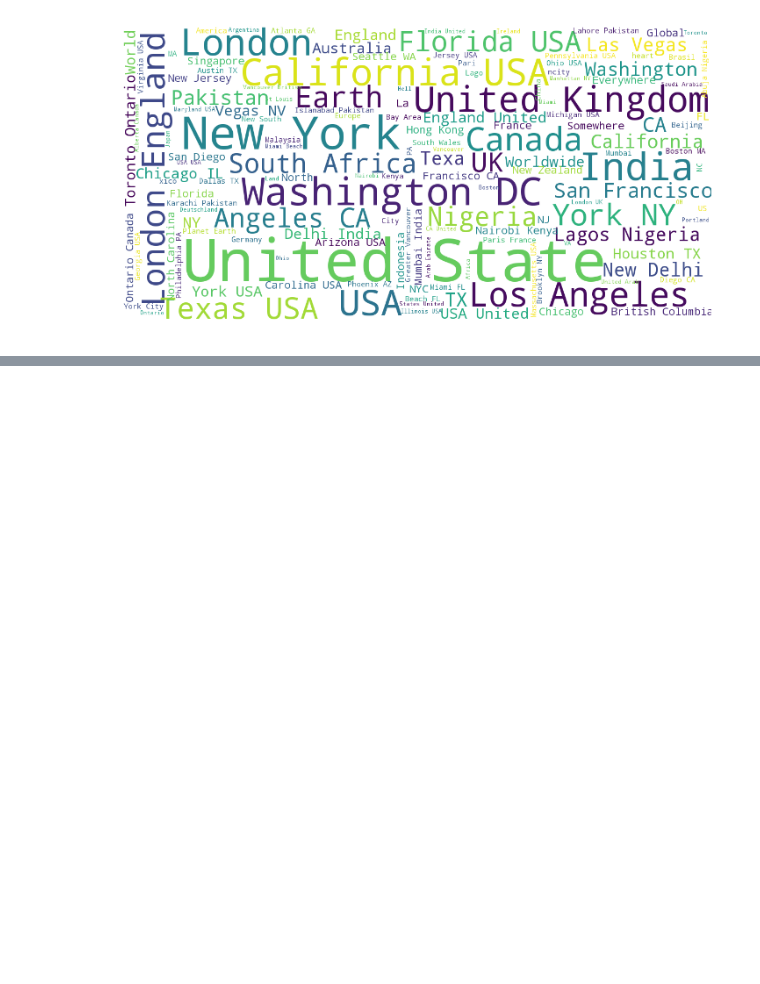
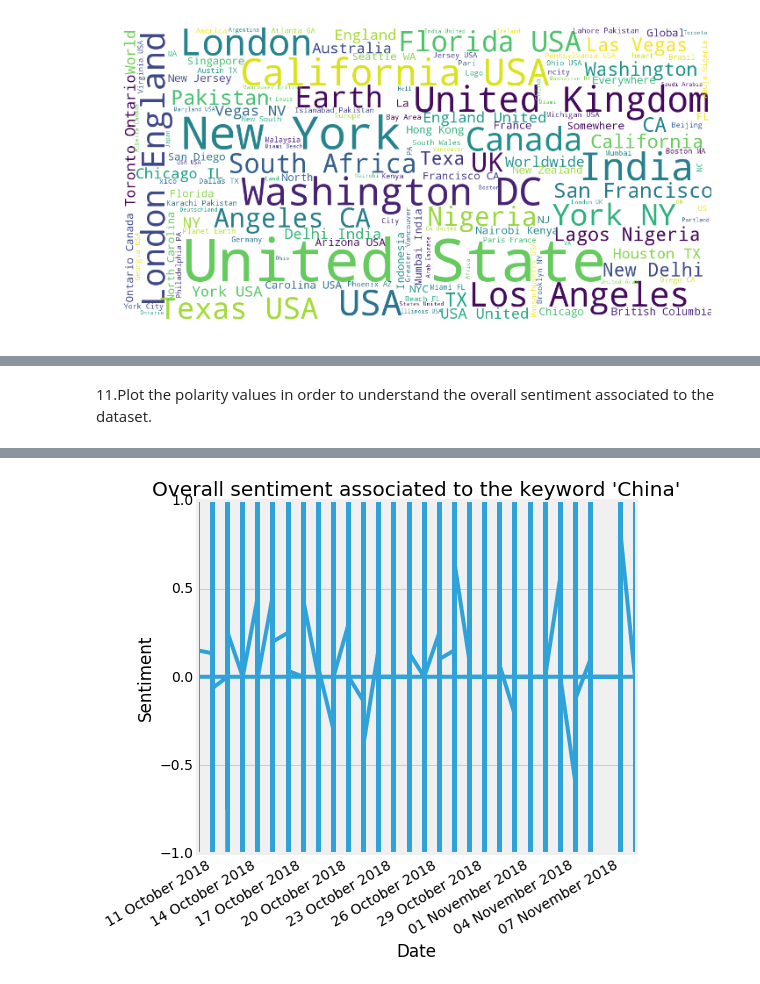
Before and after one commit to Innova4DLab/Zeinab---China-Research, a Jupyter notebook: Twitter Dataset analysis/twitterDatasetStatistics.ipynb, the cells around one changed output, grey strips where cells are left out. Drawn from its saved outputs; the diff is of its cells as text; code cells hidden in the pictures; blank space fills up the shorter version.

Commit message:
Sentiment analysis and geolocation
Add sentiment analysis and geolocation information.

```diff
--- a/Twitter Dataset analysis/twitterDatasetStatistics.ipynb
+++ b/Twitter Dataset analysis/twitterDatasetStatistics.ipynb
@@ -273,0 +390,50 @@ File: 20-10-2018.json
+# %% [markdown]
+11\.Plot the polarity values in order to understand the overall sentiment associated to the dataset.
+# %%
+%matplotlib inline
+import datetime
+import codecs
+from datetime import datetime
+from matplotlib import pyplot as plt
+import matplotlib.dates as mdates
+import numpy as np
+
+sentiments=[]
+dates=[]
+print "collecting sentiments"
+with codecs.open("dataSetSentiment.txt", "r" ,"UTF-8") as file:
+    for line in file:
+        elementsList=line.split("||")
+        dateSentiment=datetime.strptime(elementsList[1], "%a %b %d %H:%M:%S +0000 %Y")
+        day=dateSentiment.strftime("%d")
+        month=dateSentiment.strftime("%B")
+        year=dateSentiment.strftime("%Y")
+        dates.append(day+" "+month+" "+year)
+        sentiments.append(float(elementsList[2]))
+
+dates = [datetime.strptime(x, "%d %B %Y").date() for x in dates]
+print "creating plot"
+
+fig = plt.figure(figsize=(7, 7))
+plt.style.use('fivethirtyeight')
+plt.plot(dates,sentiments)
+plt.xlabel("Date")
+plt.ylabel("Sentiment")
+plt.title("Overall sentiment associated to the keyword 'China'")
+
+# beautify the x-labels
+plt.gcf().autofmt_xdate()
+myFmt = mdates.DateFormatter('%d %B %Y')
+plt.gca().xaxis.set_major_formatter(myFmt)
+
+plt.show()
+
+
+"""
+#https://matplotlib.org/gallery/images_contours_and_fields/image_annotated_heatmap.html
+hours=["00","01","02","03","04","05","06","07","08","09","10",
+       "11","12","13","14","15","16","17","18","19","20","21","22","23"]
+sentimentValues=["-1.0","-0.9","-0.8","-0.7","-0.6","-0.5","-0.4","-0.3","-0.2",
+                 "-0.1","0.0","0.1","0.2","0.3","0.4","0.5","0.6","0.7","0.8","0.9","1.0"]
+"""
+# %% [output]
@@ -273,0 +442 @@ File: 20-10-2018.json
+[figure, added]
```
Also changed, not shown: parts of 14 cells of this notebook, 4 other files.
